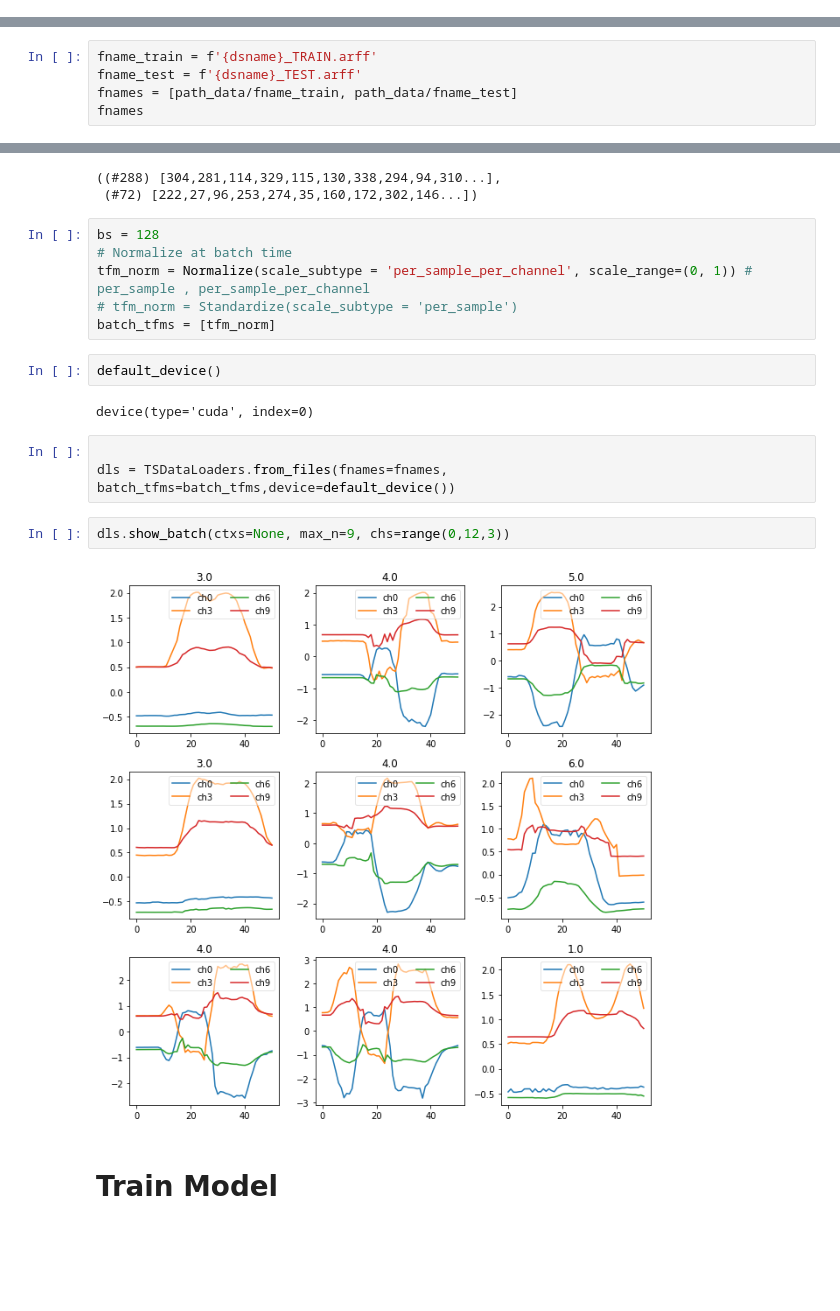
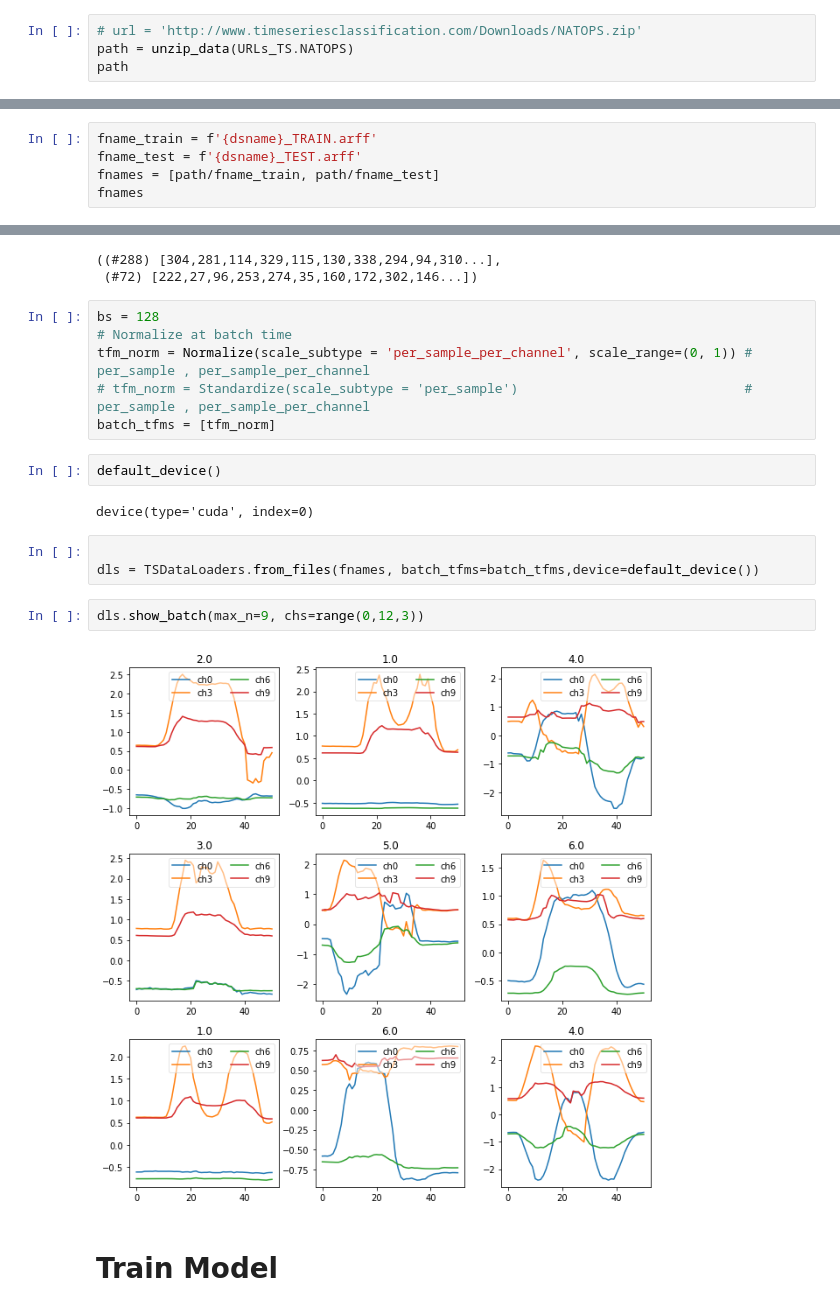
Before and after one commit to ai-fast-track/timeseries, a Jupyter notebook: Colab_timeseries_Tutorial.ipynb, the cells around one changed output, grey strips where cells are left out. Cells and saved outputs as stored; diff of their text form; blank space fills up the shorter version.

```diff
--- a/Colab_timeseries_Tutorial.ipynb
+++ b/Colab_timeseries_Tutorial.ipynb
@@ -37,2 +22,6 @@ path_data, path_data.ls()
 # %%
 dsname =  'NATOPS' #'NATOPS', 'LSST', 'Wine', 'Epilepsy', 'HandMovementDirection'
+# %%
+# url = 'http://www.timeseriesclassification.com/Downloads/NATOPS.zip'
+path = unzip_data(URLs_TS.NATOPS)
+path
@@ -39,6 +31,6 @@ dsname =  'NATOPS' #'NATOPS', 'LSST', 'Wine', 'Epilepsy', 'HandMovementDirection
 # %%
 fname_train = f'{dsname}_TRAIN.arff'
 fname_test = f'{dsname}_TEST.arff'
-fnames = [path_data/fname_train, path_data/fname_test]
+fnames = [path/fname_train, path/fname_test]
 fnames
 # %% [output]
@@ -72,7 +62,7 @@ splits
 bs = 128
 # Normalize at batch time
 tfm_norm = Normalize(scale_subtype = 'per_sample_per_channel', scale_range=(0, 1)) # per_sample , per_sample_per_channel
-# tfm_norm = Standardize(scale_subtype = 'per_sample')
+# tfm_norm = Standardize(scale_subtype = 'per_sample')                             # per_sample , per_sample_per_channel
 batch_tfms = [tfm_norm]
 # %%
 default_device()
@@ -80,11 +70,11 @@ default_device()
 device(type='cuda', index=0)
 # %%
 
-dls = TSDataLoaders.from_files(fnames=fnames, batch_tfms=batch_tfms,device=default_device())
+dls = TSDataLoaders.from_files(fnames, batch_tfms=batch_tfms,device=default_device())
 # %%
-dls.show_batch(ctxs=None, max_n=9, chs=range(0,12,3))
+dls.show_batch(max_n=9, chs=range(0,12,3))
 # %% [output]
-[figure, old version]
+[figure, new version]
 # %% [markdown]
 # Train Model
 # %%
```
Also changed, not shown: parts of 14 cells of this notebook.
